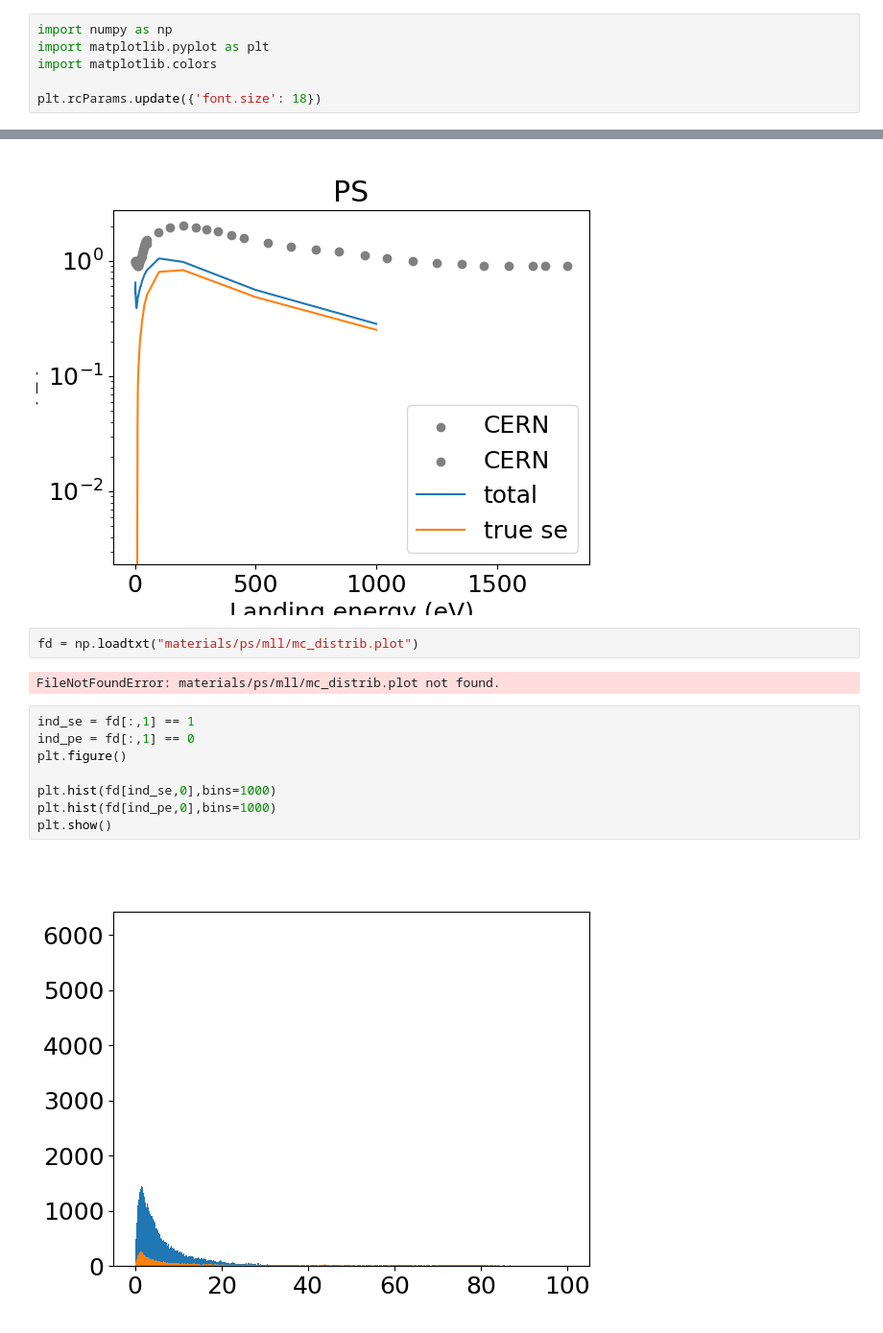
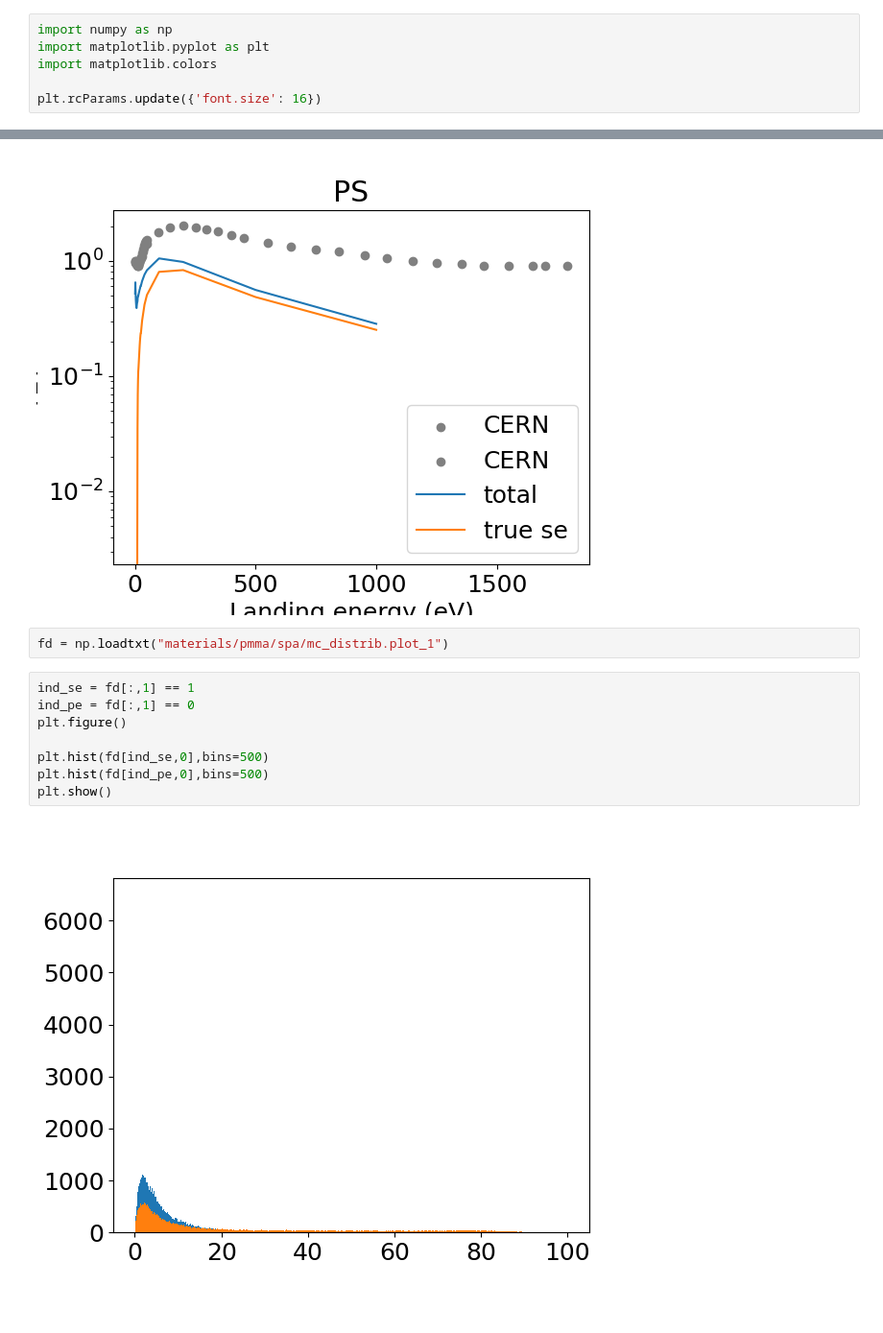
Before and after one commit to oridzel/mast_sey, a Jupyter notebook: plot.ipynb, the cells around one changed output, grey strips where cells are left out. Shown at 96% size. Drawn from its saved outputs; the diff is of its cells as text.

```diff
--- a/plot.ipynb
+++ b/plot.ipynb
@@ -3,6 +3,6 @@ import numpy as np
 import matplotlib.pyplot as plt
 import matplotlib.colors
 
-plt.rcParams.update({'font.size': 18})
+plt.rcParams.update({'font.size': 16})
 # %%
 %matplotlib widget
@@ -137,16 +212,14 @@ plt.show()
 # %% [output]
 [figure]
 # %%
-fd = np.loadtxt("materials/ps/mll/mc_distrib.plot")
+fd = np.loadtxt("materials/pmma/spa/mc_distrib.plot_1")
-# %% [output]
-FileNotFoundError: materials/ps/mll/mc_distrib.plot not found.
 # %%
 ind_se = fd[:,1] == 1
 ind_pe = fd[:,1] == 0
 plt.figure()
 
-plt.hist(fd[ind_se,0],bins=1000)
-plt.hist(fd[ind_pe,0],bins=1000)
+plt.hist(fd[ind_se,0],bins=500)
+plt.hist(fd[ind_pe,0],bins=500)
 plt.show()
 # %% [output]
-[figure, old version]
+[figure, new version]
```
Also changed, not shown: parts of 21 cells of this notebook, 17 other files.
